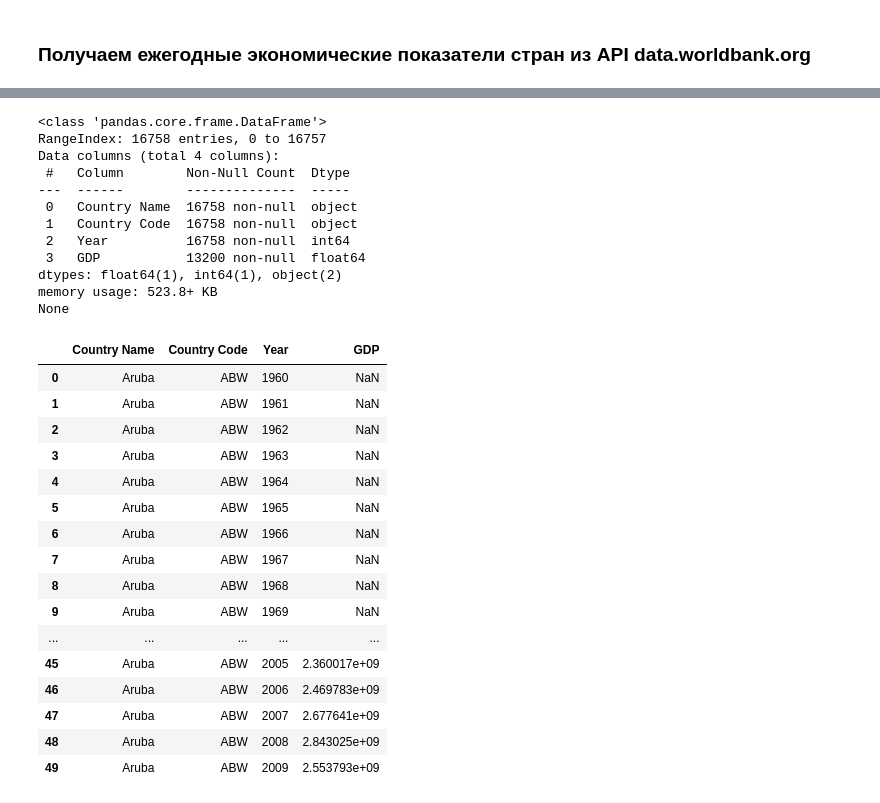
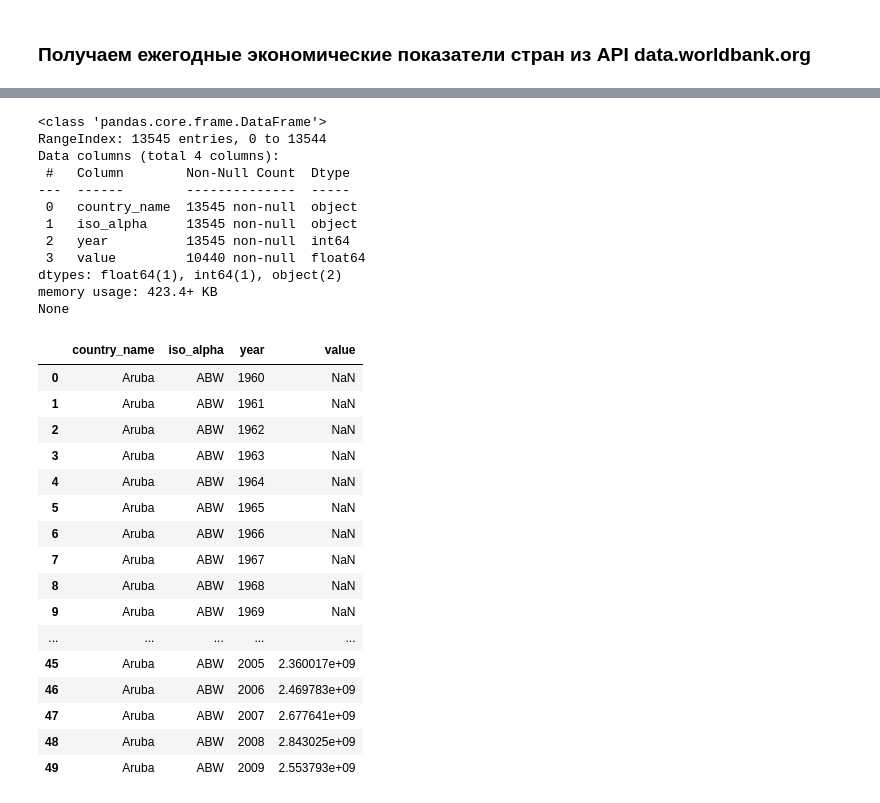
Before and after one commit to sasha-sem/cars-sales-predictor, a Jupyter notebook: notebooks/data_parsers.ipynb, the cells around one changed output, grey strips where cells are left out. Saved outputs shown, nothing was run; the diff lists cells and outputs as text; code cells hidden in the pictures.

```diff
--- a/notebooks/data_parsers.ipynb
+++ b/notebooks/data_parsers.ipynb
@@ -134,9 +134,11 @@ import urllib.request
 import zipfile
 import io
 # %%
+SAVE_DIR = r'..\data\\'
+
 population_url = 'https://api.worldbank.org/v2/en/indicator/SP.POP.TOTL?downloadformat=csv'
 gdp_url = 'https://api.worldbank.org/v2/en/indicator/NY.GDP.MKTP.CD?downloadformat=csv'
-average_income_url = 'https://api.worldbank.org/v2/en/indicator/NY.ADJ.NNTY.KD?downloadformat=csv'
+consumer_price_url = 'https://api.worldbank.org/v2/en/indicator/FP.CPI.TOTL?downloadformat=csv'
 # %%
 filehandle, _ = urllib.request.urlretrieve(population_url)
 zip_file_object = zipfile.ZipFile(filehandle, 'r')
@@ -155,13 +157,15 @@ population_df.info()
 
 data = []
 for index, row in population_df.iterrows():
+    if not pycountry.countries.get(alpha_3=row['Country Code']):
+        continue
     for year in list(range(1960, 2023)):
         data.append(
             {
-                'Country Name': row['Country Name'],
-                'Country Code': row['Country Code'],
-                'Year': year,
-                'Population': row[str(year)],
+                'country_name': row['Country Name'],
+                'iso_alpha': row['Country Code'],
+                'year': year,
+                'value': row[str(year)],
             }
         )
 
@@ -211,44 +215,46 @@ population_file_path = ''
 for file_name in zip_file_object.namelist():
     if file_name.startswith("API_NY.GDP"):
         population_file_path = file_name
         break
 
 file = zip_file_object.open(population_file_path)
 string_lines = [line.decode("utf-8") for line in file.readlines()[4:]]
 s = io.StringIO()
 s.writelines(string_lines)
 gdp_df = pd.read_csv(io.StringIO(s.getvalue()), sep=',')
 
 data = []
 for index, row in gdp_df.iterrows():
+    if not pycountry.countries.get(alpha_3=row['Country Code']):
+        continue
     for year in list(range(1960, 2023)):
         data.append(
             {
-                'Country Name': row['Country Name'],
-                'Country Code': row['Country Code'],
-                'Year': year,
-                'GDP': row[str(year)],
+                'country_name': row['Country Name'],
+                'iso_alpha': row['Country Code'],
+                'year': year,
+                'value': row[str(year)],
             }
         )
 
 final_gdp_df = pd.DataFrame(data)
 final_gdp_df.to_csv(os.path.join(SAVE_DIR, 'countries_gdp.csv'))
 print(final_gdp_df.info())
 final_gdp_df.head(50)
 # %% [output]
 <class 'pandas.core.frame.DataFrame'>
-RangeIndex: 16758 entries, 0 to 16757
+RangeIndex: 13545 entries, 0 to 13544
 Data columns (total 4 columns):
  #   Column        Non-Null Count  Dtype
 ---  ------        --------------  -----
- 0   Country Name  16758 non-null  object
- 1   Country Code  16758 non-null  object
- 2   Year          16758 non-null  int64
- 3   GDP           13200 non-null  float64
+ 0   country_name  13545 non-null  object
+ 1   iso_alpha     13545 non-null  object
+ 2   year          13545 non-null  int64
+ 3   value         10440 non-null  float64
 dtypes: float64(1), int64(1), object(2)
-memory usage: 523.8+ KB
+memory usage: 423.4+ KB
 None
-|  | Country Name | Country Code | Year | GDP |
+|  | country_name | iso_alpha | year | value |
 | 0 | Aruba | ABW | 1960 | NaN |
 | 1 | Aruba | ABW | 1961 | NaN |
 | 2 | Aruba | ABW | 1962 | NaN |
```
Also changed, not shown: parts of 4 cells of this notebook, 14 other files.
